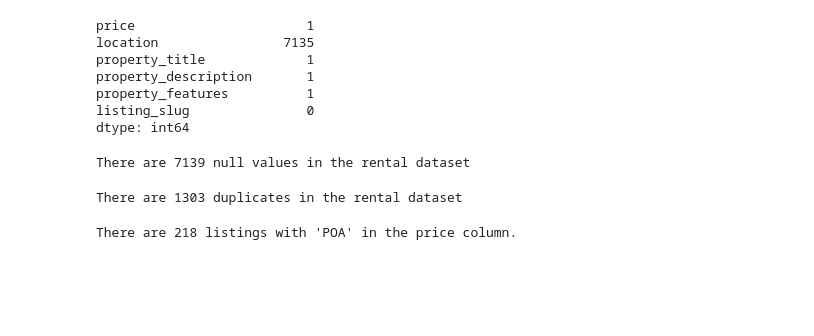
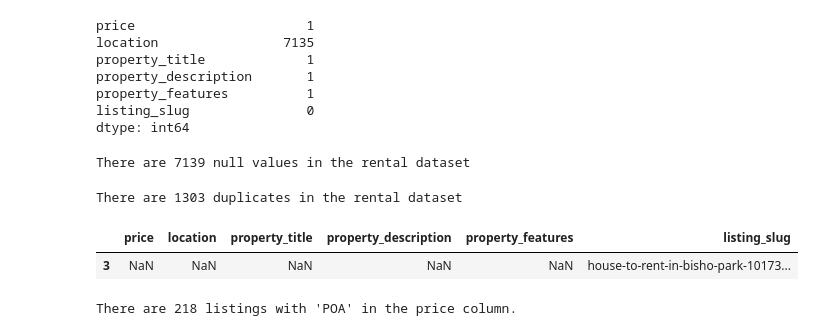
Before and after one commit to preciousratlhagane/south-african-property-market-analysis, a Jupyter notebook: notebooks/data_cleaning.ipynb, the cells around one changed output. Cells and saved outputs as stored; diff of their text form; code cells hidden in the pictures; blank space fills up the shorter version.

```diff
--- a/notebooks/data_cleaning.ipynb
+++ b/notebooks/data_cleaning.ipynb
@@ -87,4 +87,9 @@ There are 1303 duplicates in the rental dataset
 # %%
 # Drop duplicate rows and keep the first occurrence
 rental_listings = rental_listings.drop_duplicates().reset_index(drop=True)
+# %%
+rental_listings[rental_listings['price'].isna()]
+# %% [output]
+|  | price | location | property_title | property_description | property_features | listing_slug |
+| 3 | NaN | NaN | NaN | NaN | NaN | house-to-rent-in-bisho-park-10173... |
 # %%
```
Also changed, not shown: parts of 36 cells of this notebook.
